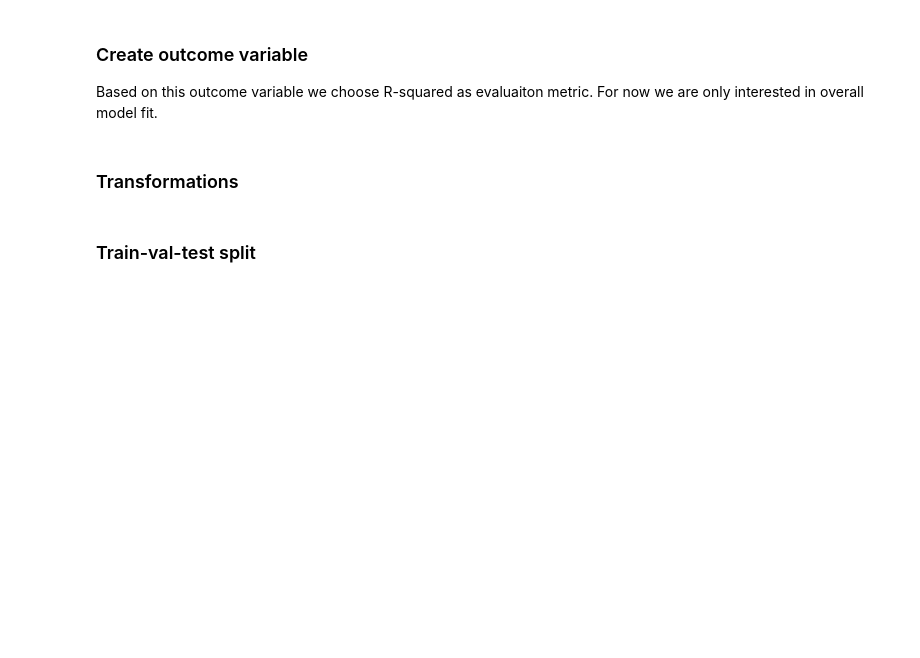
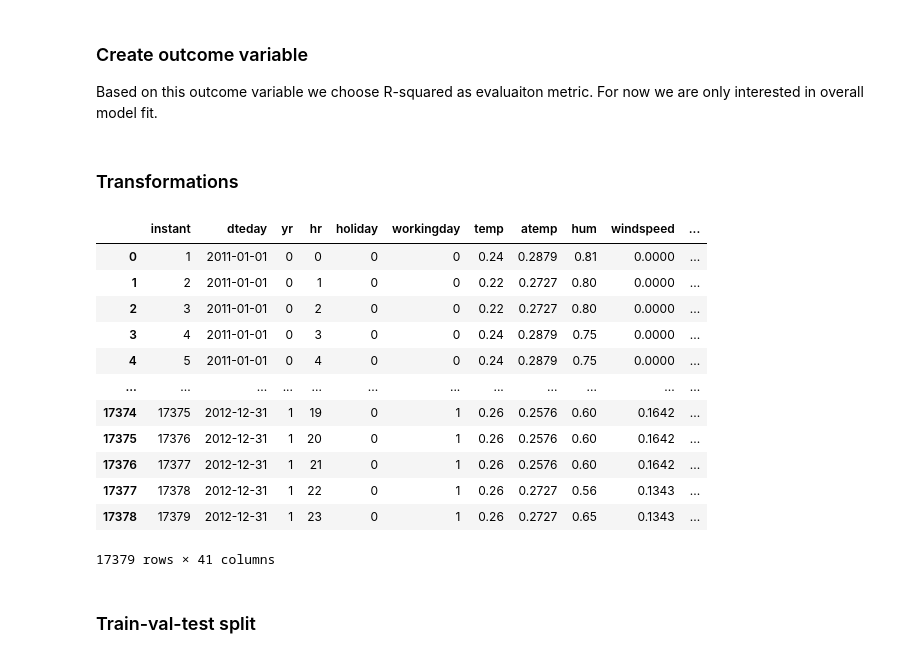
Before and after one commit to daniblu/DataSci-AU-24-fork, a Jupyter notebook: nbs/class_02/class_02_db.ipynb, the cells around one changed output. Saved outputs shown, nothing was run; the diff lists cells and outputs as text; code cells hidden in the pictures; blank space fills up the shorter version.

```diff
--- a/nbs/class_02/class_02_db.ipynb
+++ b/nbs/class_02/class_02_db.ipynb
@@ -29,6 +35,22 @@ data["casual_prop"] = data["casual"] / data["cnt"]
 # make dummy variables from selected variables
 columns = ["season", "mnth", "weekday", "weathersit"]
 data = pd.get_dummies(data, columns=columns, prefix=columns, dtype=int)
+# %%
+data
+# %% [output]
+|  | instant | dteday | yr | hr | holiday | workingday | temp | atemp | hum | windspeed | ... |
+| 0 | 1 | 2011-01-01 | 0 | 0 | 0 | 0 | 0.24 | 0.2879 | 0.81 | 0.0000 | ... |
+| 1 | 2 | 2011-01-01 | 0 | 1 | 0 | 0 | 0.22 | 0.2727 | 0.80 | 0.0000 | ... |
+| 2 | 3 | 2011-01-01 | 0 | 2 | 0 | 0 | 0.22 | 0.2727 | 0.80 | 0.0000 | ... |
+| 3 | 4 | 2011-01-01 | 0 | 3 | 0 | 0 | 0.24 | 0.2879 | 0.75 | 0.0000 | ... |
+| 4 | 5 | 2011-01-01 | 0 | 4 | 0 | 0 | 0.24 | 0.2879 | 0.75 | 0.0000 | ... |
+| ... | ... | ... | ... | ... | ... | ... | ... | ... | ... | ... | ... |
+| 17374 | 17375 | 2012-12-31 | 1 | 19 | 0 | 1 | 0.26 | 0.2576 | 0.60 | 0.1642 | ... |
+| 17375 | 17376 | 2012-12-31 | 1 | 20 | 0 | 1 | 0.26 | 0.2576 | 0.60 | 0.1642 | ... |
+| 17376 | 17377 | 2012-12-31 | 1 | 21 | 0 | 1 | 0.26 | 0.2576 | 0.60 | 0.1642 | ... |
+| 17377 | 17378 | 2012-12-31 | 1 | 22 | 0 | 1 | 0.26 | 0.2727 | 0.56 | 0.1343 | ... |
+| 17378 | 17379 | 2012-12-31 | 1 | 23 | 0 | 1 | 0.26 | 0.2727 | 0.65 | 0.1343 | ... |
+17379 rows × 41 columns
 # %% [markdown]
 ### Train-val-test split
 # %%
```
Also changed, not shown: parts of 16 cells of this notebook, 8 other files.
